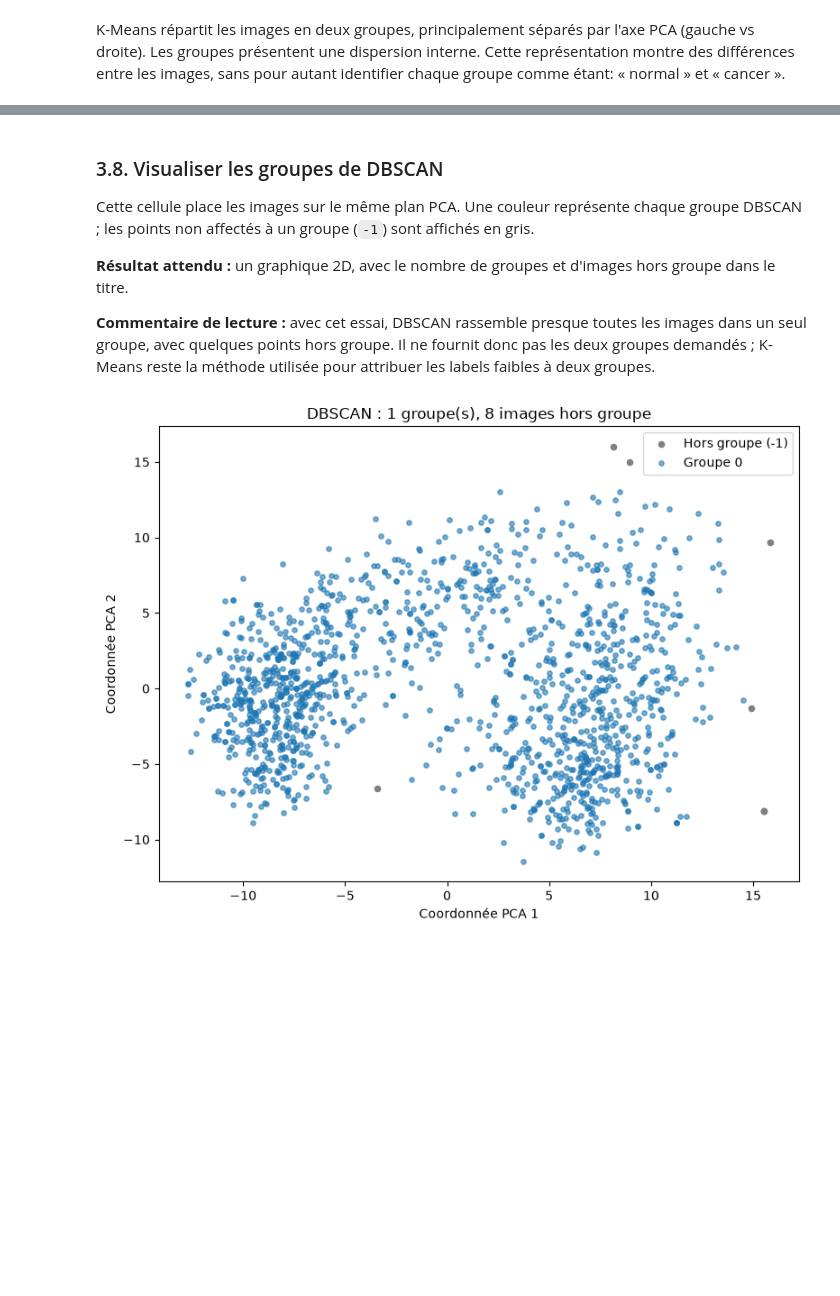
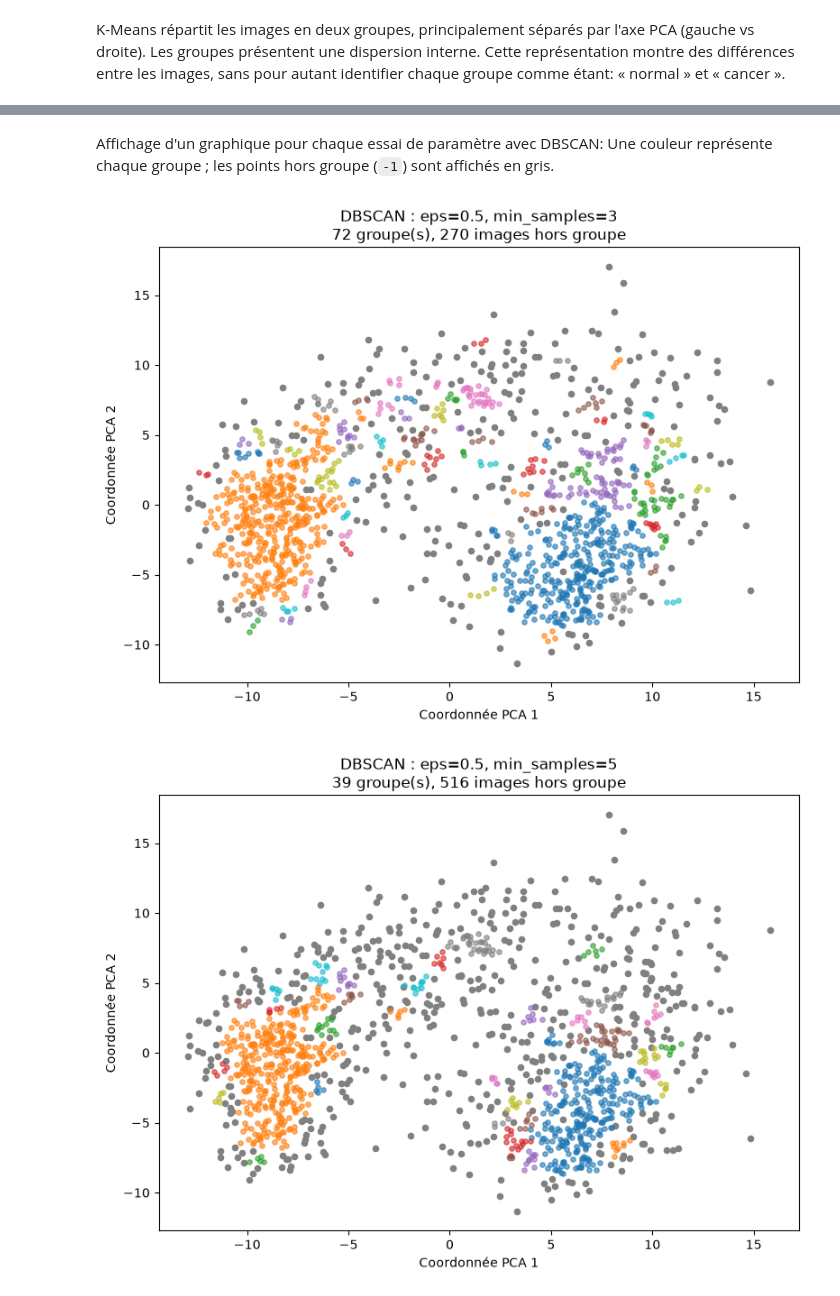
Before and after one commit to Lockeff/Labellisez-et-appliquez-des-approches-semi-supervis-es-en-traitement-d-images, a Jupyter notebook: 01_exploration_dataset.ipynb, the cells around one changed output, grey strips where cells are left out. Drawn from its saved outputs; the diff is of its cells as text; code cells hidden in the pictures; blank space fills up the shorter version.

```diff
--- a/01_exploration_dataset.ipynb
+++ b/01_exploration_dataset.ipynb
@@ -345,0 +349,17 @@ Conclusion
+# %%
+nombre_images_avant = len(chemins_images)
+
+# Récupérer les chemins des copies supplémentaires.
+copies_a_ecarter = {
+    copie for premiere_image, copie in doublons
+}
+
+# Conserver uniquement la première occurrence de chaque image.
+chemins_images = [
+    chemin for chemin in chemins_images
+    if chemin not in copies_a_ecarter
+]
+
+print("Images avant filtrage :", nombre_images_avant)
+print("Copies écartées :", nombre_images_avant - len(chemins_images))
+print("Images conservées pour l'étape 2 :", len(chemins_images))
@@ -570,28 +605,28 @@ Images hors groupe (-1) : 8
 # %% [markdown]
-### 3.8. Visualiser les groupes de DBSCAN
-
-Cette cellule place les images sur le même plan PCA. Une couleur représente chaque groupe DBSCAN ; les points non affectés à un groupe (`-1`) sont affichés en gris.
-
-**Résultat attendu :** un graphique 2D, avec le nombre de groupes et d'images hors groupe dans le titre.
-
-**Commentaire de lecture :** avec cet essai, DBSCAN rassemble presque toutes les images dans un seul groupe, avec quelques points hors groupe. Il ne fournit donc pas les deux groupes demandés ; K-Means reste la méthode utilisée pour attribuer les labels faibles à deux groupes.
+Affichage d'un graphique pour chaque essai de paramètre avec DBSCAN: Une couleur représente chaque groupe ; les points hors groupe (`-1`) sont affichés en gris.
 # %%
-plt.figure(figsize=(8, 6))
+for essai in essais_dbscan:
+    groupes_essai = essai["groupes"]
+    plt.figure(figsize=(8, 6))
 
-for groupe in sorted(set(groupes_dbscan)):
-    selection = groupes_dbscan == groupe
-    if groupe == -1:
-        plt.scatter(X_pca[selection, 0], X_pca[selection, 1],
-                    s=20, color="gray", label="Hors groupe (-1)")
-    else:
-        plt.scatter(X_pca[selection, 0], X_pca[selection, 1],
-                    s=15, alpha=0.6, label=f"Groupe {groupe}")
+    for groupe in sorted(set(groupes_essai)):
+        selection = groupes_essai == groupe
+        if groupe == -1:
+            plt.scatter(X_pca[selection, 0], X_pca[selection, 1],
+                        s=20, color="gray", label="Hors groupe (-1)")
+        else:
+            plt.scatter(X_pca[selection, 0], X_pca[selection, 1],
+                        s=15, alpha=0.6, label=f"Groupe {groupe}")
 
-plt.xlabel("Coordonnée PCA 1")
-plt.ylabel("Coordonnée PCA 2")
-plt.title(f"DBSCAN : {nombre_groupes_dbscan} groupe(s), {nombre_hors_groupe} images hors groupe")
-plt.legend()
-plt.tight_layout()
-plt.show()
+    plt.xlabel("Coordonnée PCA 1")
+    plt.ylabel("Coordonnée PCA 2")
+    plt.title(
+        f"DBSCAN : eps={essai['eps']}, min_samples={essai['min_samples']}\n"
+        f"{essai['nombre_groupes']} groupe(s), "
+        f"{essai['nombre_hors_groupe']} images hors groupe"
+    )
+    plt.tight_layout()
+    plt.show()
 # %% [output]
-[figure, old version]
+[figure, new version]
+[figure, added]
```
Also changed, not shown: parts of 41 cells of this notebook, 2 other files.
